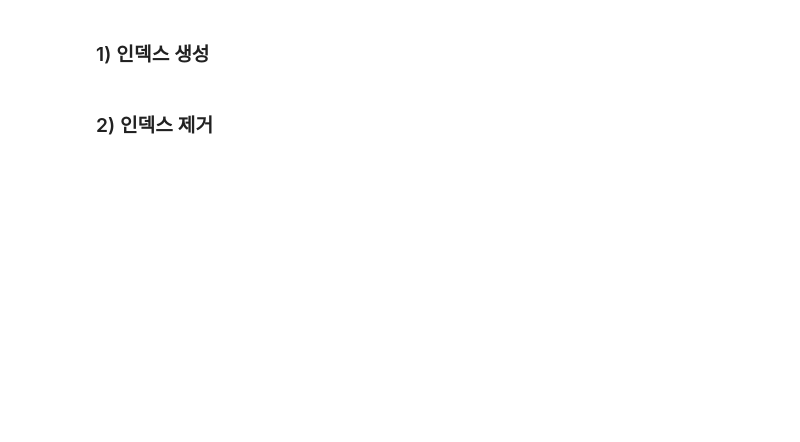
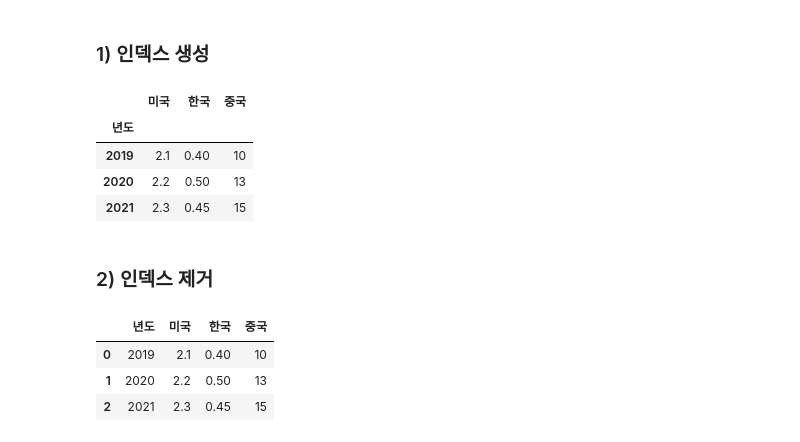
Before and after one commit to JaeBuhmJo/pythonsource, a Jupyter notebook: pandas/08. Reshaping data - sorting, reindexing, renaming.ipynb, the cells around one changed output. Saved outputs shown, nothing was run; the diff lists cells and outputs as text; code cells hidden in the pictures; blank space fills up the shorter version.

```diff
--- a/pandas/08. Reshaping data - sorting, reindexing, renaming.ipynb
+++ b/pandas/08. Reshaping data - sorting, reindexing, renaming.ipynb
@@ -118,4 +163,21 @@ df.drop(columns=["mpg","model_year"])
 # %% [markdown]
 ### 1) 인덱스 생성
+# %%
+df.set_index("년도", inplace=True)
+# %%
+df
+# %% [output]
+|  | 미국 | 한국 | 중국 |
+| 년도 |  |  |  |
+| 2019 | 2.1 | 0.40 | 10 |
+| 2020 | 2.2 | 0.50 | 13 |
+| 2021 | 2.3 | 0.45 | 15 |
 # %% [markdown]
 ### 2) 인덱스 제거
+# %%
+df.reset_index()
+# %% [output]
+|  | 년도 | 미국 | 한국 | 중국 |
+| 0 | 2019 | 2.1 | 0.40 | 10 |
+| 1 | 2020 | 2.2 | 0.50 | 13 |
+| 2 | 2021 | 2.3 | 0.45 | 15 |
```
Also changed, not shown: parts of 5 cells of this notebook, 10 other files.
